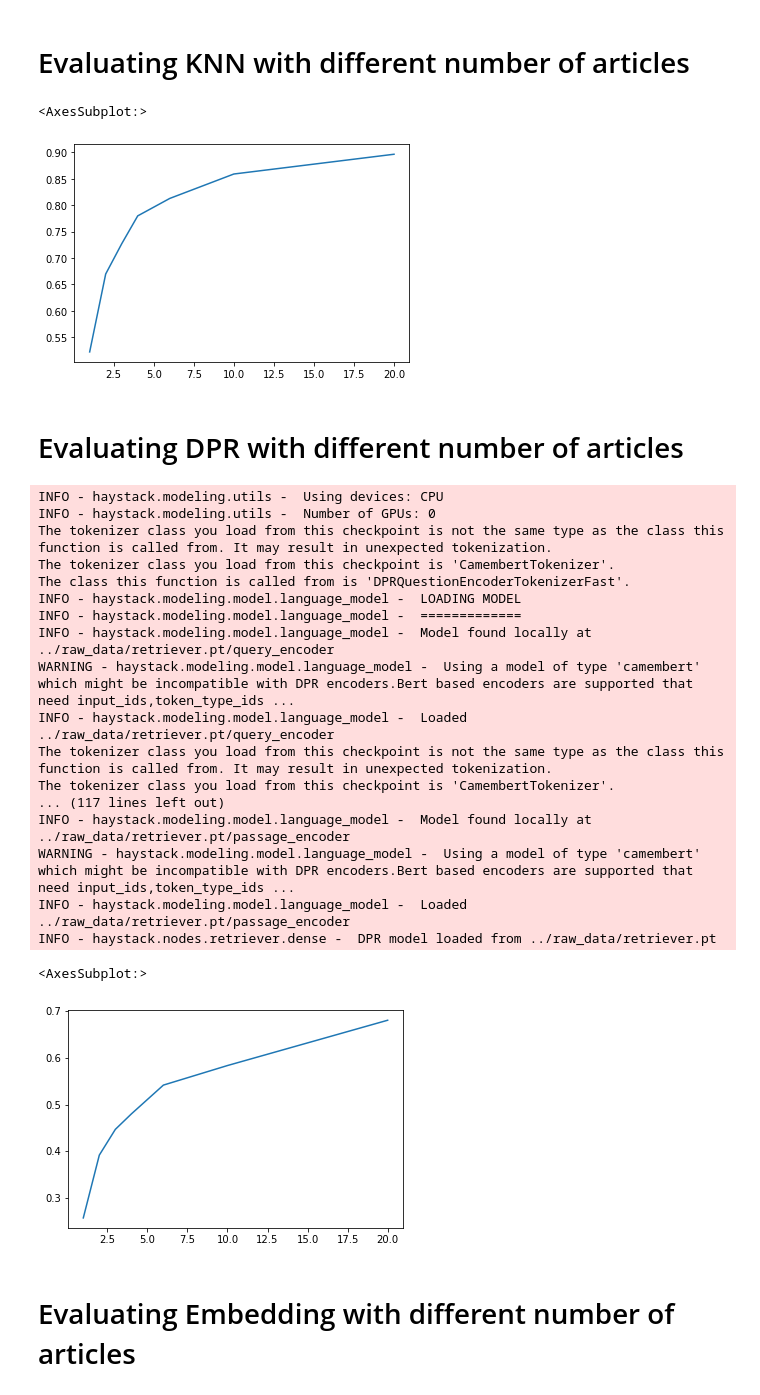
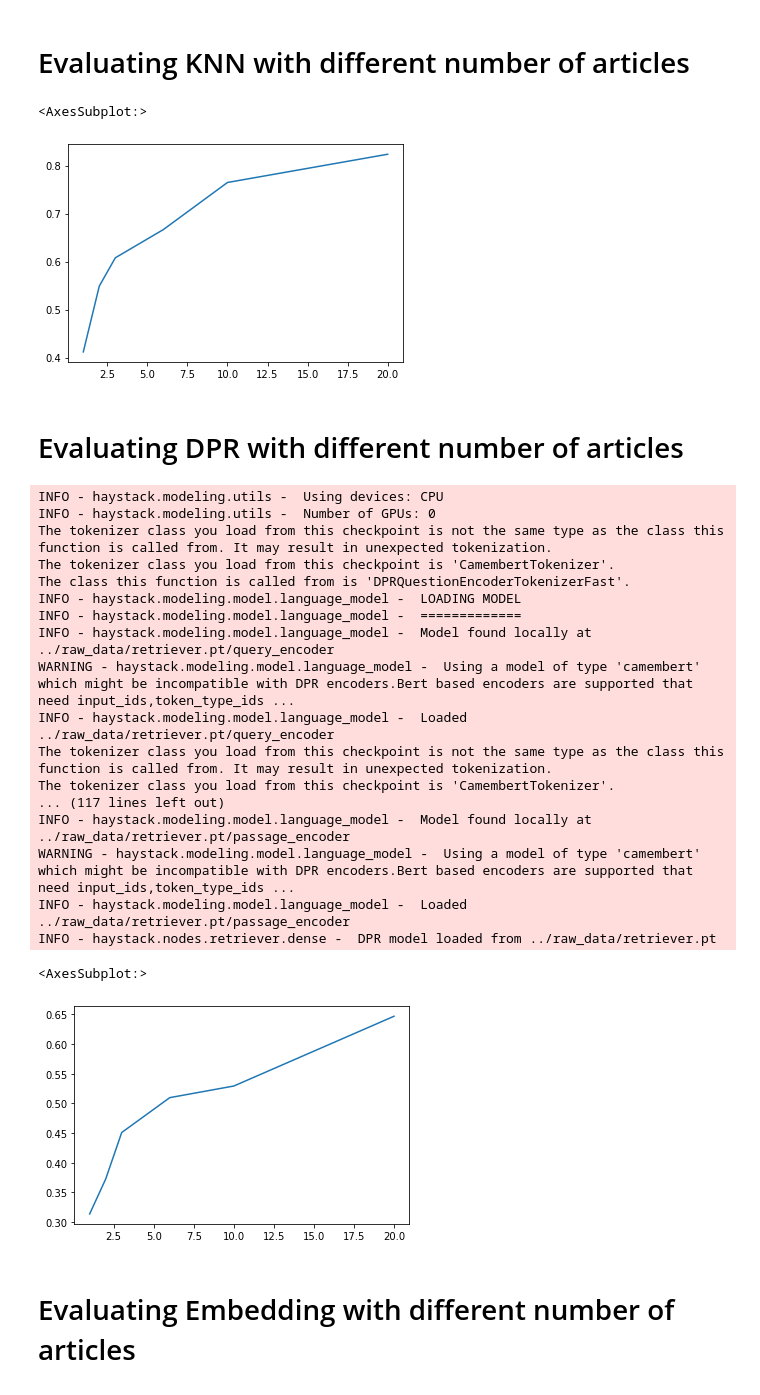
Before and after one commit to MarcusLZ/harvai, a Jupyter notebook: notebooks/retriever_eval.ipynb, the cells around one changed output. Cells and saved outputs as stored; diff of their text form; code cells hidden in the pictures.

Commit message:
modify scoring function

```diff
--- a/notebooks/retriever_eval.ipynb
+++ b/notebooks/retriever_eval.ipynb
@@ -29,7 +44,7 @@ for n in n_articles:
     model.clean_data()
     model.fit()
     model.article_number = n
-    scoring_bm25.append(score(model,10))
+    scoring_bm25.append(score(model)['recall'])
 
 sns.lineplot(x=n_articles, y=scoring_bm25)
 # %% [output]
@@ -48,12 +63,12 @@ for n in n_articles:
     model.clean_data()
     model.fit()
     model.article_number = n
-    scoring_knn.append(score(model,10))
+    scoring_knn.append(score(model)['recall'])
 
 sns.lineplot(x=n_articles, y=scoring_knn)
 # %% [output]
 <AxesSubplot:>
-[figure, old version]
+[figure, new version]
 # %% [markdown]
 # Evaluating DPR with different number of articles
 # %%
@@ -61,35 +76,35 @@ n_articles = [1,2,3,4,6,10,20]
 
 scoring_dpr = []
 
 for n in n_articles:
 
     model = DPR(n)
     model.clean_data()
     model.fit()
     model.article_number = n
-    scoring_dpr.append(score(model,10))
+    scoring_dpr.append(score(model)['recall'])
 
 sns.lineplot(x=n_articles, y=scoring_dpr)
 # %% [output]
 INFO - haystack.modeling.utils -  Using devices: CPU
 INFO - haystack.modeling.utils -  Number of GPUs: 0
 The tokenizer class you load from this checkpoint is not the same type as the class this function is called from. It may result in unexpected tokenization.
 The tokenizer class you load from this checkpoint is 'CamembertTokenizer'.
 The class this function is called from is 'DPRQuestionEncoderTokenizerFast'.
 INFO - haystack.modeling.model.language_model -  LOADING MODEL
 INFO - haystack.modeling.model.language_model -  =============
 INFO - haystack.modeling.model.language_model -  Model found locally at ../raw_data/retriever.pt/query_encoder
 WARNING - haystack.modeling.model.language_model -  Using a model of type 'camembert' which might be incompatible with DPR encoders.Bert based encoders are supported that need input_ids,token_type_ids ...
 INFO - haystack.modeling.model.language_model -  Loaded ../raw_data/retriever.pt/query_encoder
 The tokenizer class you load from this checkpoint is not the same type as the class this function is called from. It may result in unexpected tokenization.
 The tokenizer class you load from this checkpoint is 'CamembertTokenizer'.
 ... (117 lines left out)
 INFO - haystack.modeling.model.language_model -  Model found locally at ../raw_data/retriever.pt/passage_encoder
 WARNING - haystack.modeling.model.language_model -  Using a model of type 'camembert' which might be incompatible with DPR encoders.Bert based encoders are supported that need input_ids,token_type_ids ...
 INFO - haystack.modeling.model.language_model -  Loaded ../raw_data/retriever.pt/passage_encoder
 INFO - haystack.nodes.retriever.dense -  DPR model loaded from ../raw_data/retriever.pt
 <AxesSubplot:>
-[figure, old version]
+[figure, new version]
 # %% [markdown]
 # Evaluating Embedding with different number of articles
 # %%
```
Also changed, not shown: parts of 5 cells of this notebook, 5 other files.
